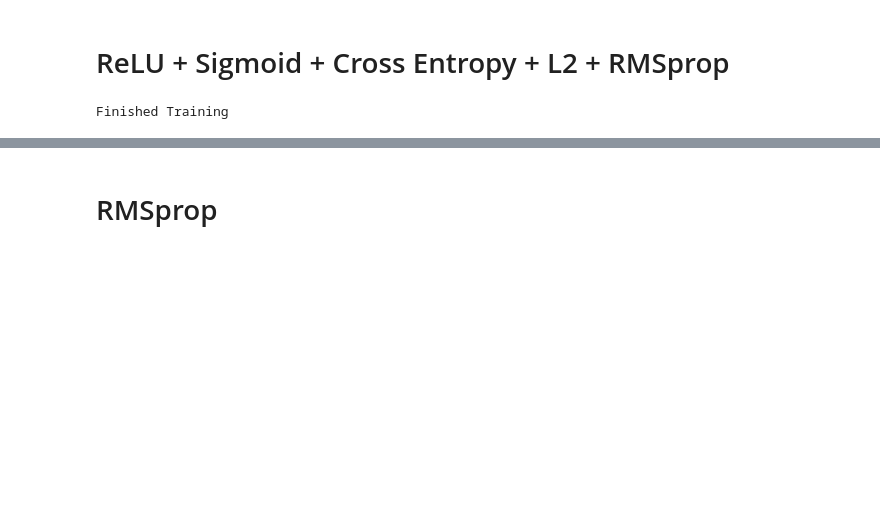
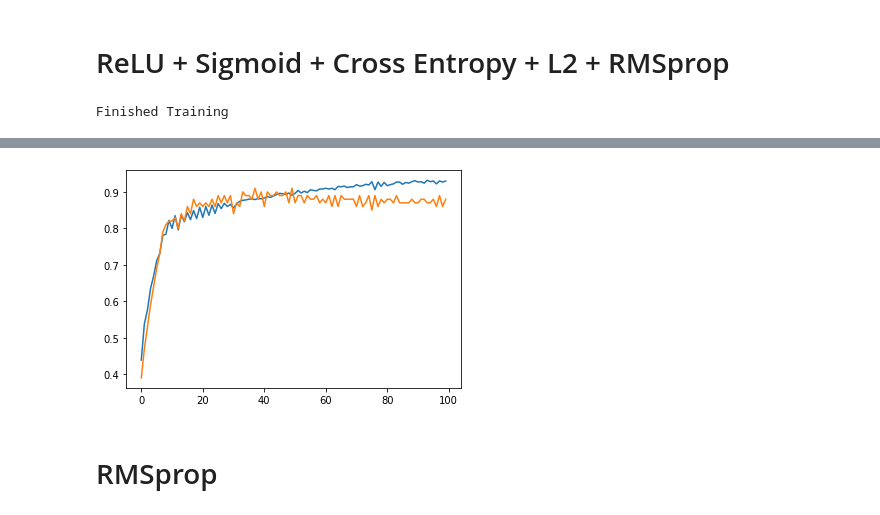
Before and after one commit to windmissing/DeepLearningPractise, a Jupyter notebook: Chapter8/8-5-2.ipynb, the cells around one changed output, grey strips where cells are left out. Saved outputs shown, nothing was run; the diff lists cells and outputs as text; code cells hidden in the pictures; blank space fills up the shorter version.

```diff
--- a/Chapter8/8-5-2.ipynb
+++ b/Chapter8/8-5-2.ipynb
@@ -113,3 +129,10 @@ plt.show()
+# %%
+import matplotlib.pyplot as plt
+plt.plot(train_scores3)
+plt.plot(test_scores3)
+plt.show()
+# %% [output]
+[figure, added]
 # %% [markdown]
 # RMSprop
 # %%
```
Also changed, not shown: parts of 8 cells of this notebook, 5 other files.
